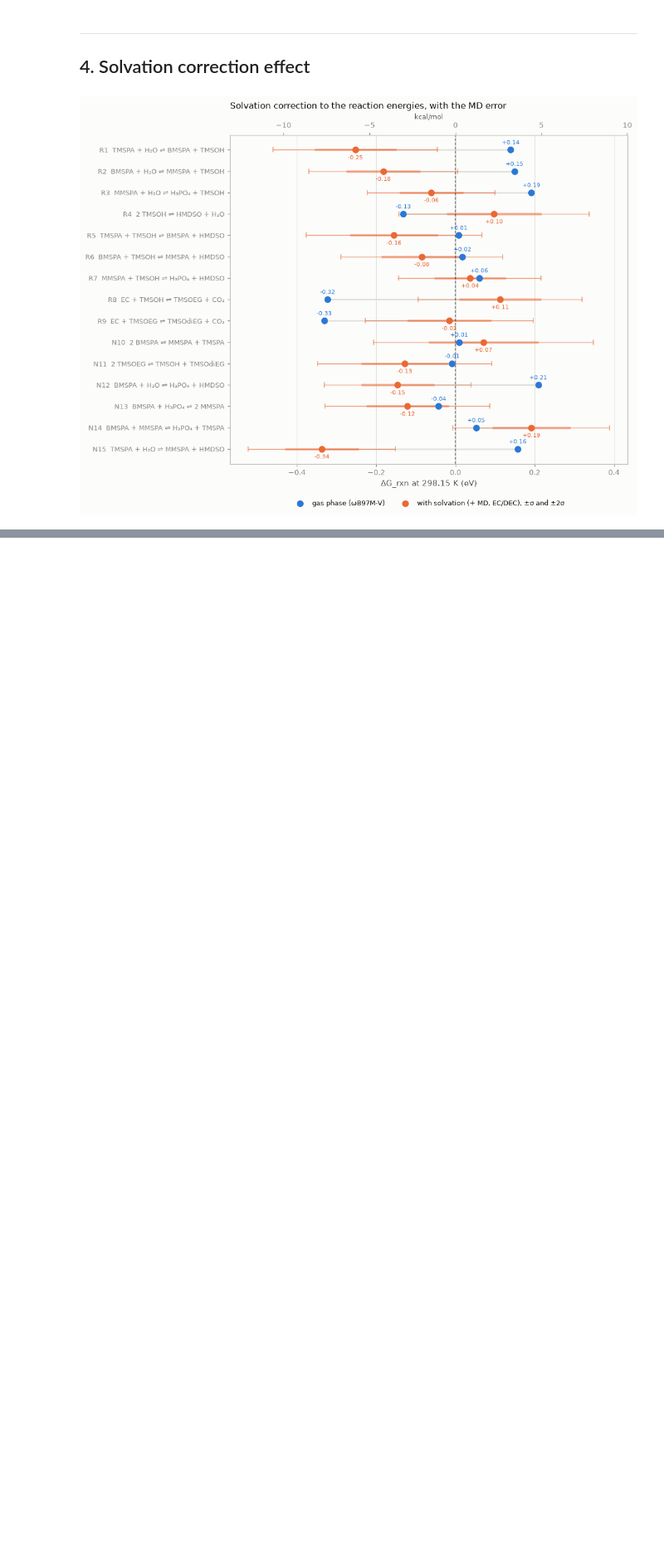
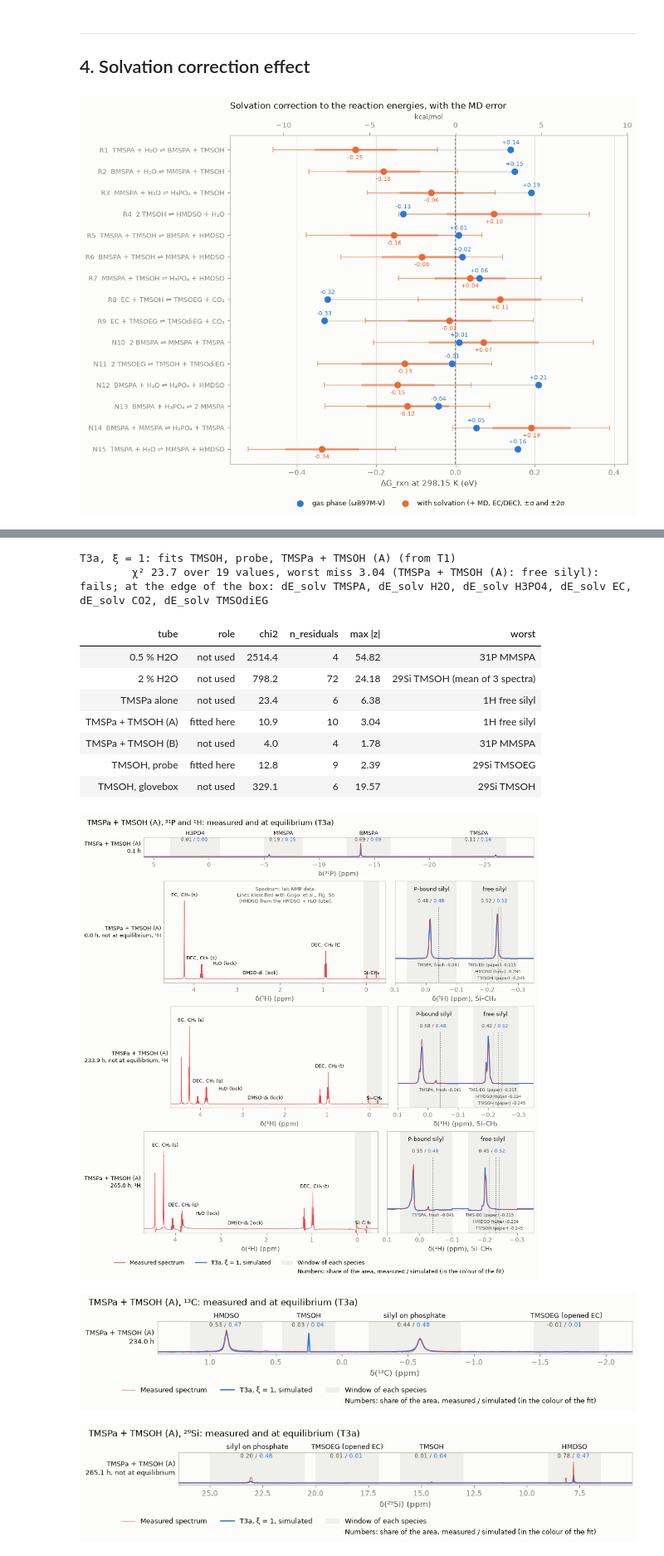
Before and after one commit to yralcaraz/atom-to-reactor, a Jupyter notebook: notebooks/06_fitting_thermo_rev01.ipynb, the cells around one changed output, grey strips where cells are left out. Shown at 83% size. Drawn from its saved outputs; the diff is of its cells as text; code cells hidden in the pictures; blank space fills up the shorter version.

```diff
--- a/notebooks/06_fitting_thermo_rev01.ipynb
+++ b/notebooks/06_fitting_thermo_rev01.ipynb
@@ -496,0 +949,17 @@ XI = 1.0      # ξ: a new sigma, E_solv,i within ±ξ·SD_i; ξ = 2 doubles the
+# %%
+XI_S3, CHAIN_S3 = 1.0, 'a'   # ξ: 1, 2 or 3 · chain: 'a' (probe) or 'b' (glovebox)
+show_thermo_step(f'T3{CHAIN_S3}', XI_S3)
+# %% [output]
+T3a, ξ = 1: fits TMSOH, probe, TMSPa + TMSOH (A) (from T1)
+        χ² 23.7 over 19 values, worst miss 3.04 (TMSPa + TMSOH (A): free silyl): fails; at the edge of the box: dE_solv TMSPA, dE_solv H2O, dE_solv H3PO4, dE_solv EC, dE_solv CO2, dE_solv TMSOdiEG
+| tube | role | chi2 | n_residuals | max |z| | worst |
+| 0.5 % H2O | not used | 2514.4 | 4 | 54.82 | 31P MMSPA |
+| 2 % H2O | not used | 798.2 | 72 | 24.18 | 29Si TMSOH (mean of 3 spectra) |
+| TMSPa alone | not used | 23.4 | 6 | 6.38 | 1H free silyl |
+| TMSPa + TMSOH (A) | fitted here | 10.9 | 10 | 3.04 | 1H free silyl |
+| TMSPa + TMSOH (B) | not used | 4.0 | 4 | 1.78 | 31P MMSPA |
+| TMSOH, probe | fitted here | 12.8 | 9 | 2.39 | 29Si TMSOEG |
+| TMSOH, glovebox | not used | 329.1 | 6 | 19.57 | 29Si TMSOH |
+[figure, added]
+[figure, added]
+[figure, added]
```
Also changed, not shown: parts of 22 cells of this notebook, 17 other files.
